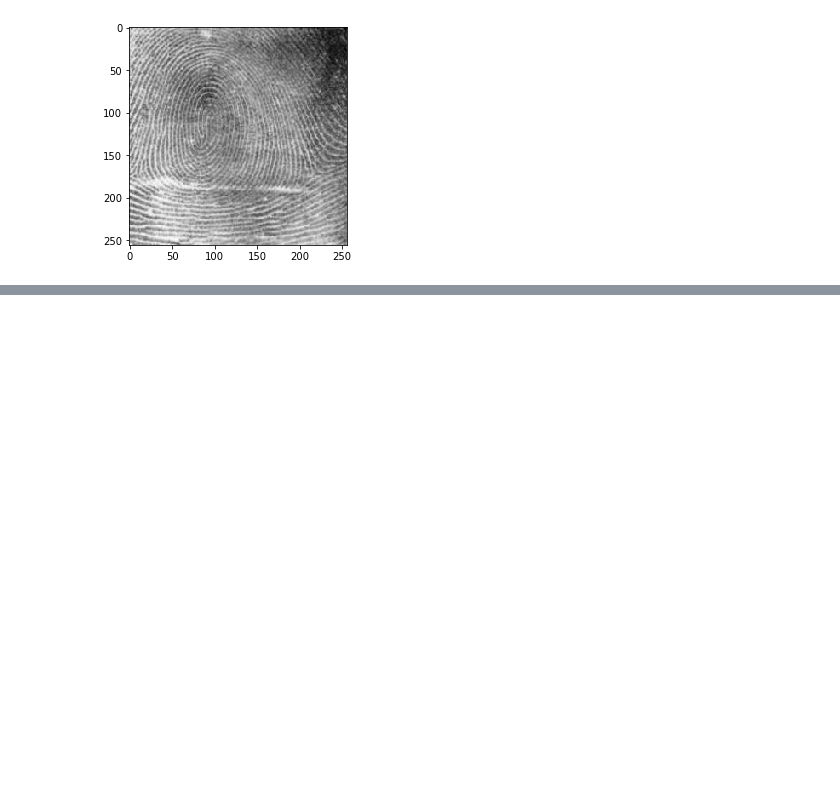
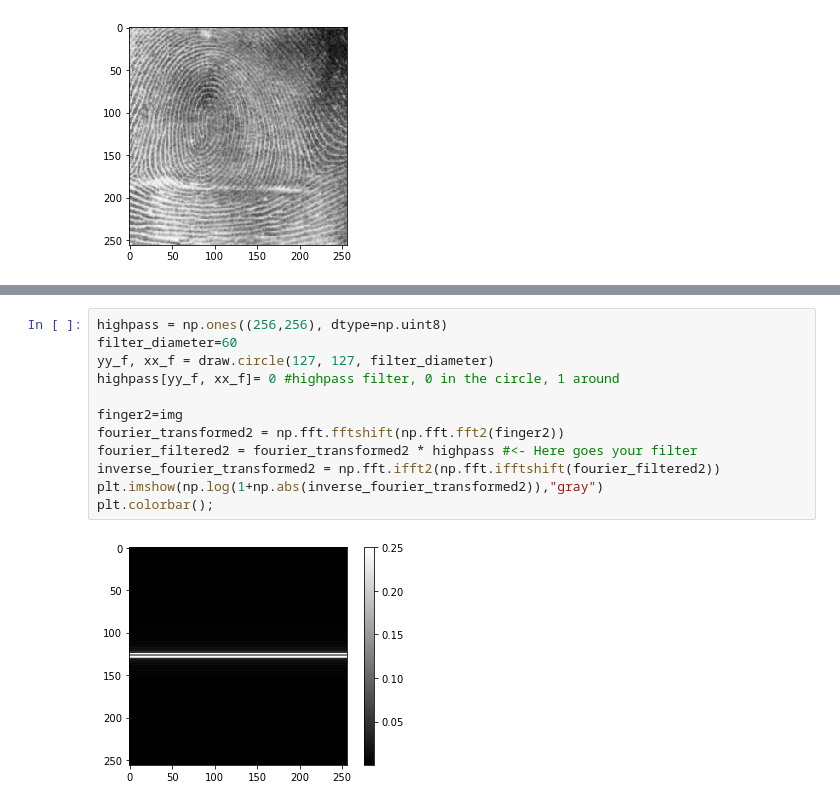
Before and after one commit to cdohl/optik, a Jupyter notebook: Fourier Filtering.ipynb, the cells around one changed output, grey strips where cells are left out. Drawn from its saved outputs; the diff is of its cells as text; blank space fills up the shorter version.

```diff
--- a/Fourier Filtering.ipynb
+++ b/Fourier Filtering.ipynb
@@ -101,0 +97,14 @@ plt.colorbar();
+# %%
+highpass = np.ones((256,256), dtype=np.uint8)
+filter_diameter=60
+yy_f, xx_f = draw.circle(127, 127, filter_diameter)
+highpass[yy_f, xx_f]= 0 #highpass filter, 0 in the circle, 1 around
+
+finger2=img
+fourier_transformed2 = np.fft.fftshift(np.fft.fft2(finger2))
+fourier_filtered2 = fourier_transformed2 * highpass #<- Here goes your filter
+inverse_fourier_transformed2 = np.fft.ifft2(np.fft.ifftshift(fourier_filtered2))
+plt.imshow(np.log(1+np.abs(inverse_fourier_transformed2)),"gray")
+plt.colorbar();
+# %% [output]
+[figure, added]
```
Also changed, not shown: parts of 6 cells of this notebook, 2 other files.
